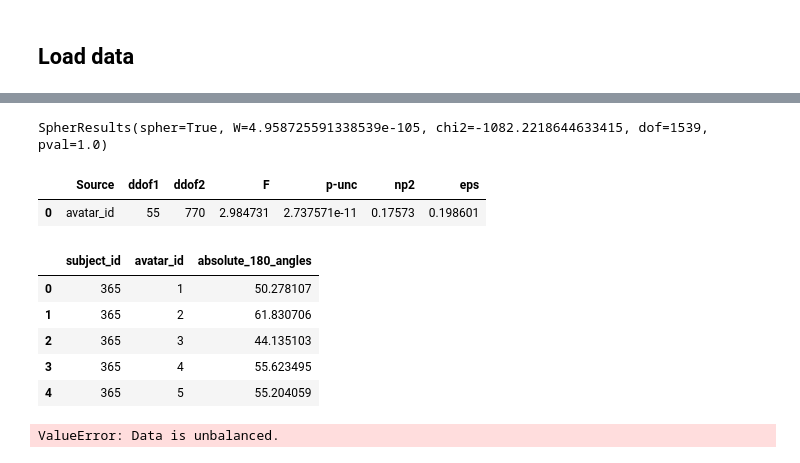
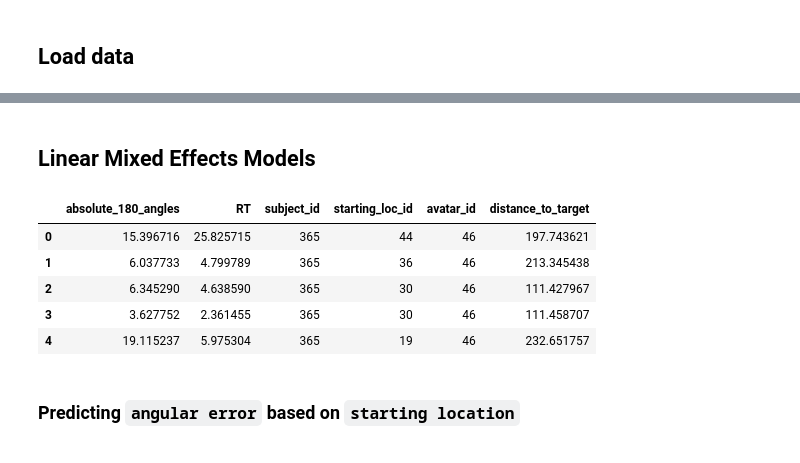
Before and after one commit to nora-maleki/humanA-pointing-task-analysis, a Jupyter notebook: analyses/01_main/03_analysis.ipynb, the cells around one changed output, grey strips where cells are left out. Drawn from its saved outputs; the diff is of its cells as text; code cells hidden in the pictures.

```diff
--- a/analyses/01_main/03_analysis.ipynb
+++ b/analyses/01_main/03_analysis.ipynb
@@ -78,23 +34,14 @@ Building
-# %%
-pg.sphericity(data=anova_df, dv='absolute_180_angles', subject='subject_id', within='avatar_id')
-# %% [output]
-SpherResults(spher=True, W=4.958725591338539e-105, chi2=-1082.2218644633415, dof=1539, pval=1.0)
-# %%
-pg.rm_anova(dv='absolute_180_angles', within='avatar_id', subject='subject_id', data=anova_df)
-# %% [output]
-|  | Source | ddof1 | ddof2 | F | p-unc | np2 | eps |
-| 0 | avatar_id | 55 | 770 | 2.984731 | 2.737571e-11 | 0.17573 | 0.198601 |
-# %%
-anova_df_agg_avatar = anova_df.groupby(['subject_id', 'avatar_id']).absolute_180_angles.mean().reset_index()
-anova_df_agg_avatar.head()
-# %% [output]
-|  | subject_id | avatar_id | absolute_180_angles |
-| 0 | 365 | 1 | 50.278107 |
-| 1 | 365 | 2 | 61.830706 |
-| 2 | 365 | 3 | 44.135103 |
-| 3 | 365 | 4 | 55.623495 |
-| 4 | 365 | 5 | 55.204059 |
-# %%
-print(AnovaRM(data=anova_df_agg_avatar, depvar='absolute_180_angles', subject='subject_id', within=['avatar_id']).fit())
-# %% [output]
-ValueError: Data is unbalanced.
+# %% [markdown]
+## Linear Mixed Effects Models
+# %%
+lmer_df = df_cleaned[['absolute_180_angles', 'RT', 'subject_id', 'starting_loc_id', 'avatar_id', 'distance_to_target']]
+lmer_df.head()
+# %% [output]
+|  | absolute_180_angles | RT | subject_id | starting_loc_id | avatar_id | distance_to_target |
+| 0 | 15.396716 | 25.825715 | 365 | 44 | 46 | 197.743621 |
+| 1 | 6.037733 | 4.799789 | 365 | 36 | 46 | 213.345438 |
+| 2 | 6.345290 | 4.638590 | 365 | 30 | 46 | 111.427967 |
+| 3 | 3.627752 | 2.361455 | 365 | 30 | 46 | 111.458707 |
+| 4 | 19.115237 | 5.975304 | 365 | 19 | 46 | 232.651757 |
+# %% [markdown]
+### Predicting `angular error` based on `starting location`
```
Also changed, not shown: parts of 16 cells of this notebook.
